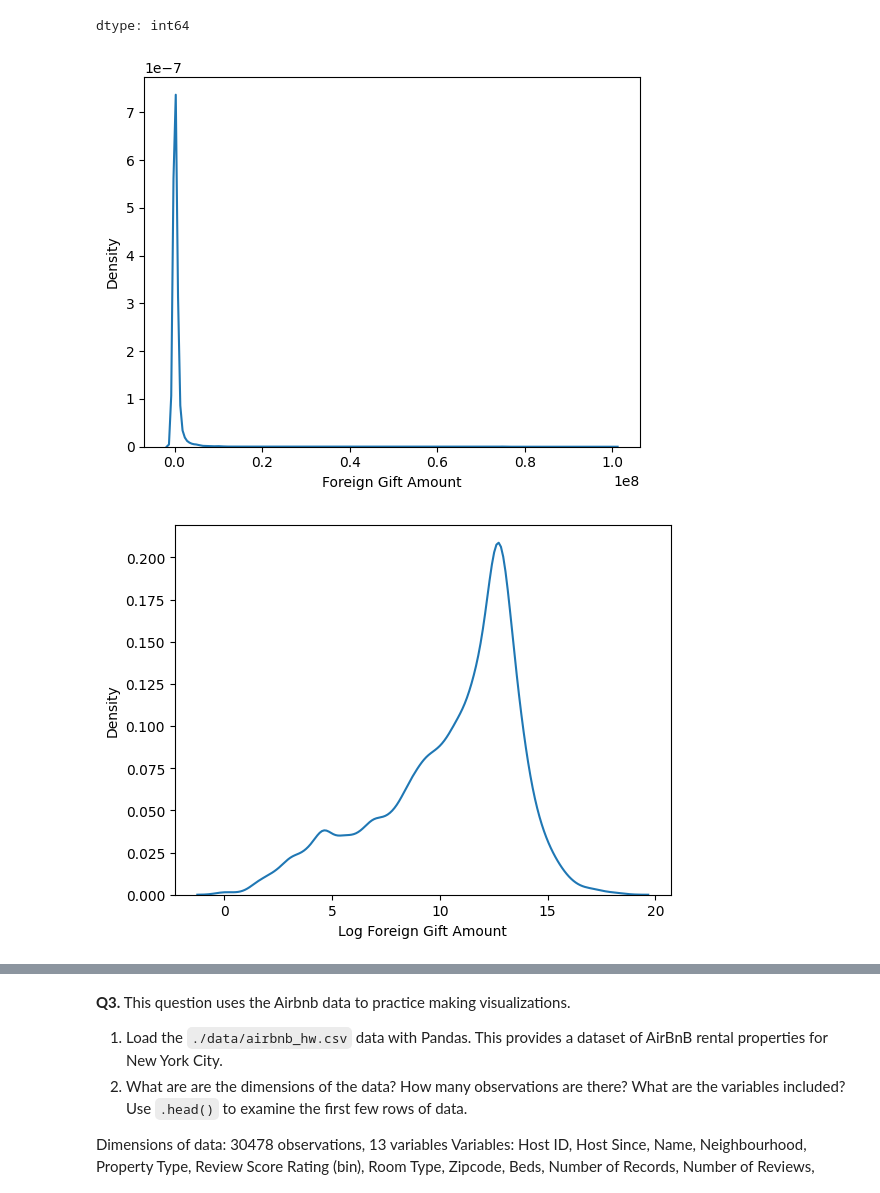
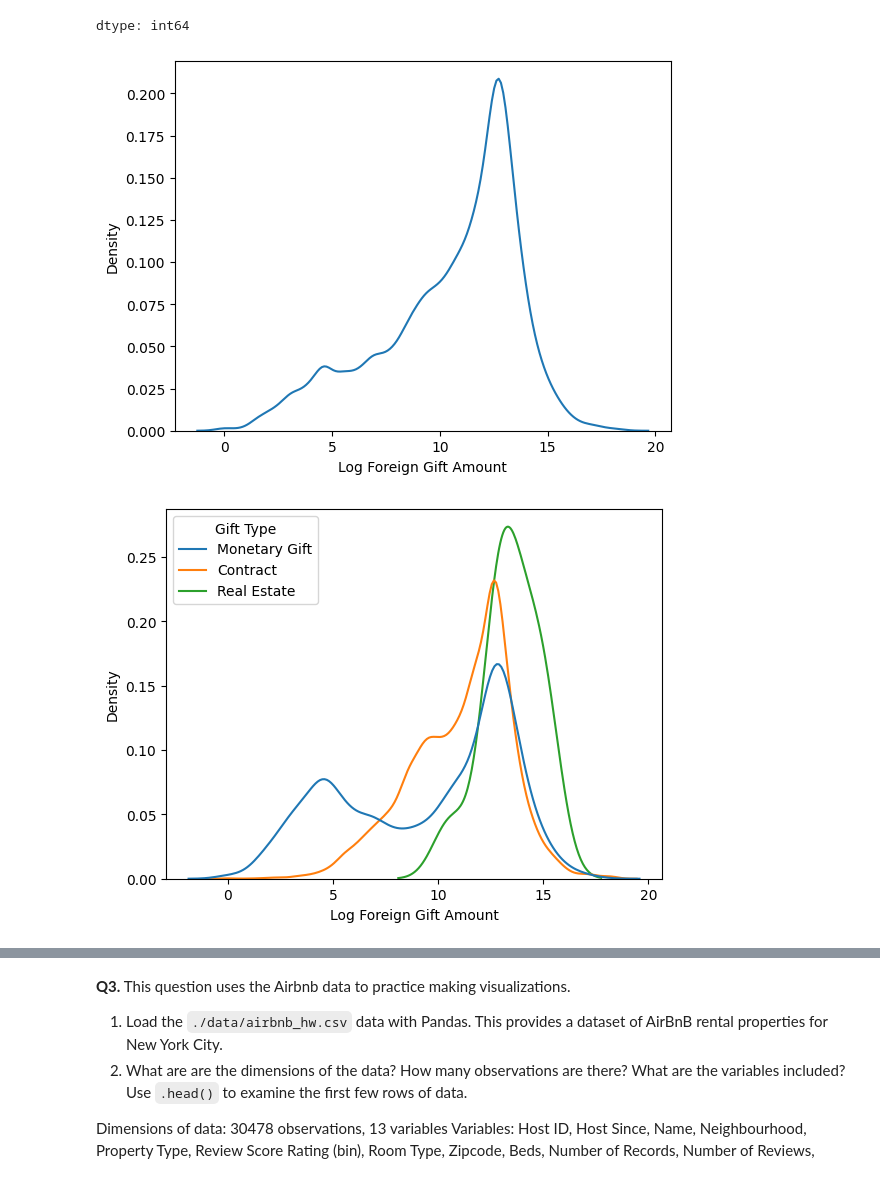
Before and after one commit to ashleynguyen04/EDA, a Jupyter notebook: assignment/assignment.ipynb, the cells around one changed output, grey strips where cells are left out. Saved outputs shown, nothing was run; the diff lists cells and outputs as text; code cells hidden in the pictures.

```diff
--- a/assignment/assignment.ipynb
+++ b/assignment/assignment.ipynb
@@ -88,16 +109,18 @@ giftdf['Gift Type'].value_counts()
 | Real Estate | 11 |
 dtype: int64
 # %%
-#4
-sns.kdeplot(giftdf['Foreign Gift Amount'])
-plt.show()
+#4 reate a kernel density plot of the log of `Foreign Gift Amount`, and then
+# a kernel density plot of the log of `Foreign Gift Amount` conditional on gift type. Do you notice any patterns?
 
 giftdf['Log Foreign Gift Amount'] = np.log(giftdf['Foreign Gift Amount'])
 sns.kdeplot(giftdf['Log Foreign Gift Amount'])
 plt.show()
+
+sns.kdeplot(data=giftdf, x='Log Foreign Gift Amount', hue='Gift Type', common_norm=False)
+plt.show()
 # %% [output]
-[figure, old version]
+[figure, new version]
-[figure, old version]
+[figure, new version]
 # %%
 #5
 top_countries_by_gift_count = giftdf.groupby("Country of Giftor").size().sort_values(ascending=False).head(15)
```
Also changed, not shown: parts of 2 cells of this notebook.
